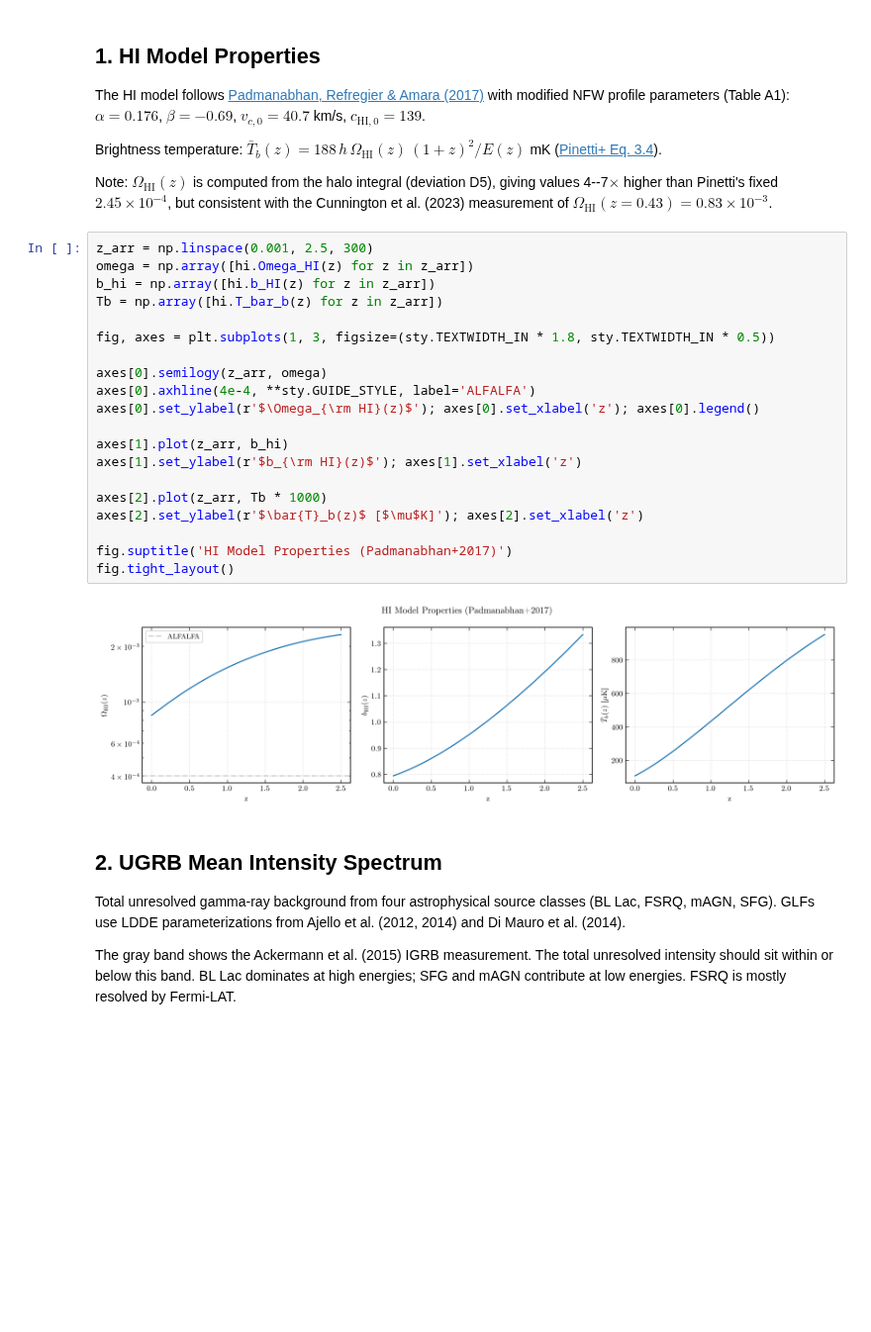
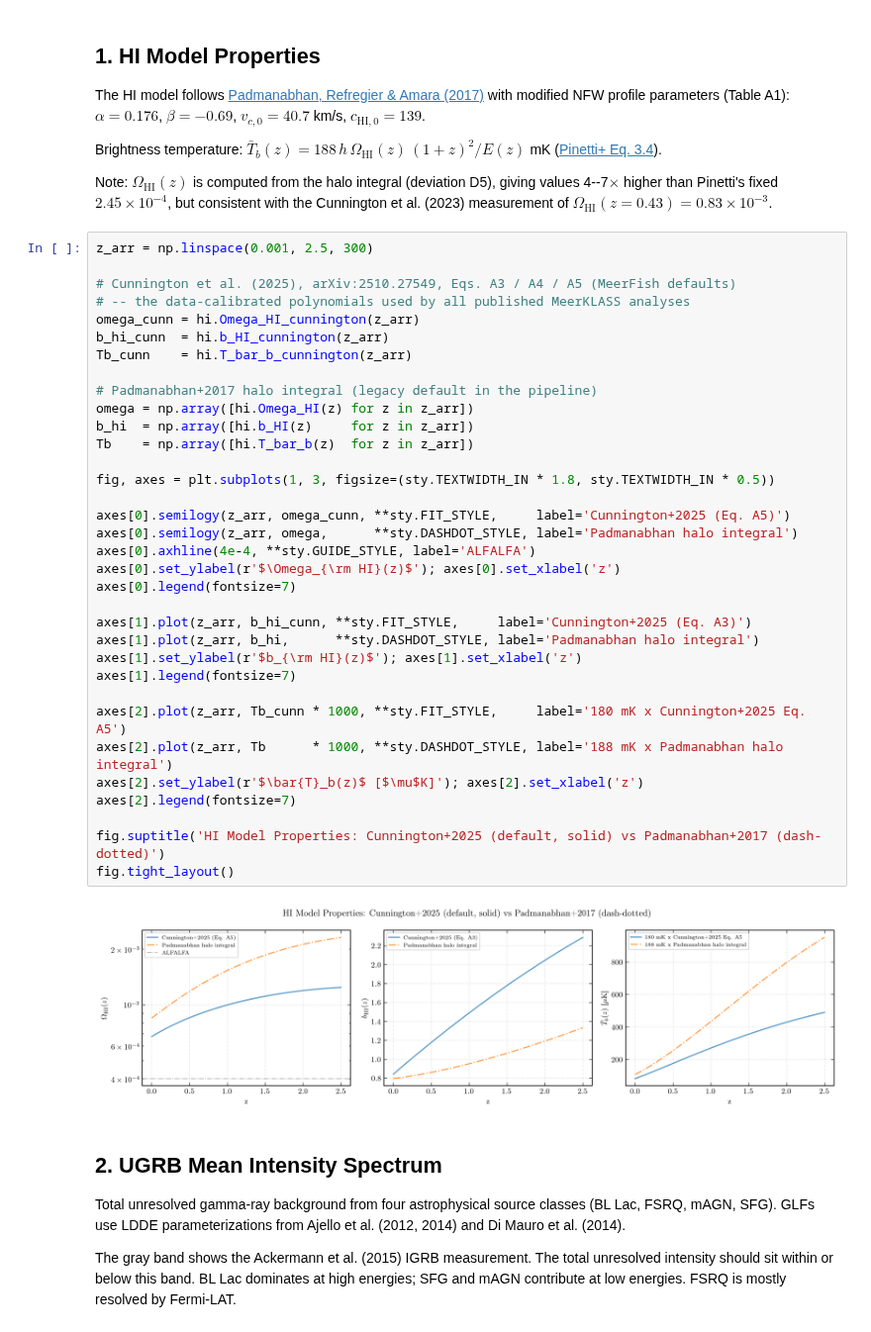
Before and after one commit to raw-asparagus/hixugrb, a Jupyter notebook: notebooks/pipeline_validation.ipynb, the cells around one changed output. Shown at 99% size. Drawn from its saved outputs; the diff is of its cells as text; blank space fills up the shorter version.

Commit message:
[Package] Add MeerFish documentation and model

```diff
--- a/notebooks/pipeline_validation.ipynb
+++ b/notebooks/pipeline_validation.ipynb
@@ -51,26 +51,40 @@ Brightness temperature: $\bar{T}_b(z) = 188\,h\,\Omega_\mathrm{HI}(z)\,(1+z)^2/E
 Note: $\Omega_\mathrm{HI}(z)$ is computed from the halo integral (deviation D5), giving values 4--7$\times$ higher than Pinetti's fixed $2.45\times10^{-4}$, but consistent with the Cunnington et al. (2023) measurement of $\Omega_\mathrm{HI}(z=0.43) = 0.83\times10^{-3}$.
 # %%
 z_arr = np.linspace(0.001, 2.5, 300)
+
+# Cunnington et al. (2025), arXiv:2510.27549, Eqs. A3 / A4 / A5 (MeerFish defaults)
+# -- the data-calibrated polynomials used by all published MeerKLASS analyses
+omega_cunn = hi.Omega_HI_cunnington(z_arr)
+b_hi_cunn  = hi.b_HI_cunnington(z_arr)
+Tb_cunn    = hi.T_bar_b_cunnington(z_arr)
+
+# Padmanabhan+2017 halo integral (legacy default in the pipeline)
 omega = np.array([hi.Omega_HI(z) for z in z_arr])
-b_hi = np.array([hi.b_HI(z) for z in z_arr])
-Tb = np.array([hi.T_bar_b(z) for z in z_arr])
+b_hi  = np.array([hi.b_HI(z)     for z in z_arr])
+Tb    = np.array([hi.T_bar_b(z)  for z in z_arr])
 
 fig, axes = plt.subplots(1, 3, figsize=(sty.TEXTWIDTH_IN * 1.8, sty.TEXTWIDTH_IN * 0.5))
 
-axes[0].semilogy(z_arr, omega)
+axes[0].semilogy(z_arr, omega_cunn, **sty.FIT_STYLE,     label='Cunnington+2025 (Eq. A5)')
+axes[0].semilogy(z_arr, omega,      **sty.DASHDOT_STYLE, label='Padmanabhan halo integral')
 axes[0].axhline(4e-4, **sty.GUIDE_STYLE, label='ALFALFA')
-axes[0].set_ylabel(r'$\Omega_{\rm HI}(z)$'); axes[0].set_xlabel('z'); axes[0].legend()
+axes[0].set_ylabel(r'$\Omega_{\rm HI}(z)$'); axes[0].set_xlabel('z')
+axes[0].legend(fontsize=7)
 
-axes[1].plot(z_arr, b_hi)
+axes[1].plot(z_arr, b_hi_cunn, **sty.FIT_STYLE,     label='Cunnington+2025 (Eq. A3)')
+axes[1].plot(z_arr, b_hi,      **sty.DASHDOT_STYLE, label='Padmanabhan halo integral')
 axes[1].set_ylabel(r'$b_{\rm HI}(z)$'); axes[1].set_xlabel('z')
+axes[1].legend(fontsize=7)
 
-axes[2].plot(z_arr, Tb * 1000)
+axes[2].plot(z_arr, Tb_cunn * 1000, **sty.FIT_STYLE,     label='180 mK x Cunnington+2025 Eq. A5')
+axes[2].plot(z_arr, Tb      * 1000, **sty.DASHDOT_STYLE, label='188 mK x Padmanabhan halo integral')
 axes[2].set_ylabel(r'$\bar{T}_b(z)$ [$\mu$K]'); axes[2].set_xlabel('z')
+axes[2].legend(fontsize=7)
 
-fig.suptitle('HI Model Properties (Padmanabhan+2017)')
+fig.suptitle('HI Model Properties: Cunnington+2025 (default, solid) vs Padmanabhan+2017 (dash-dotted)')
 fig.tight_layout()
 # %% [output]
-[figure, old version]
+[figure, new version]
 # %% [markdown]
 ## 2. UGRB Mean Intensity Spectrum
 
```
Also changed, not shown: parts of 13 cells of this notebook, 15 other files.
